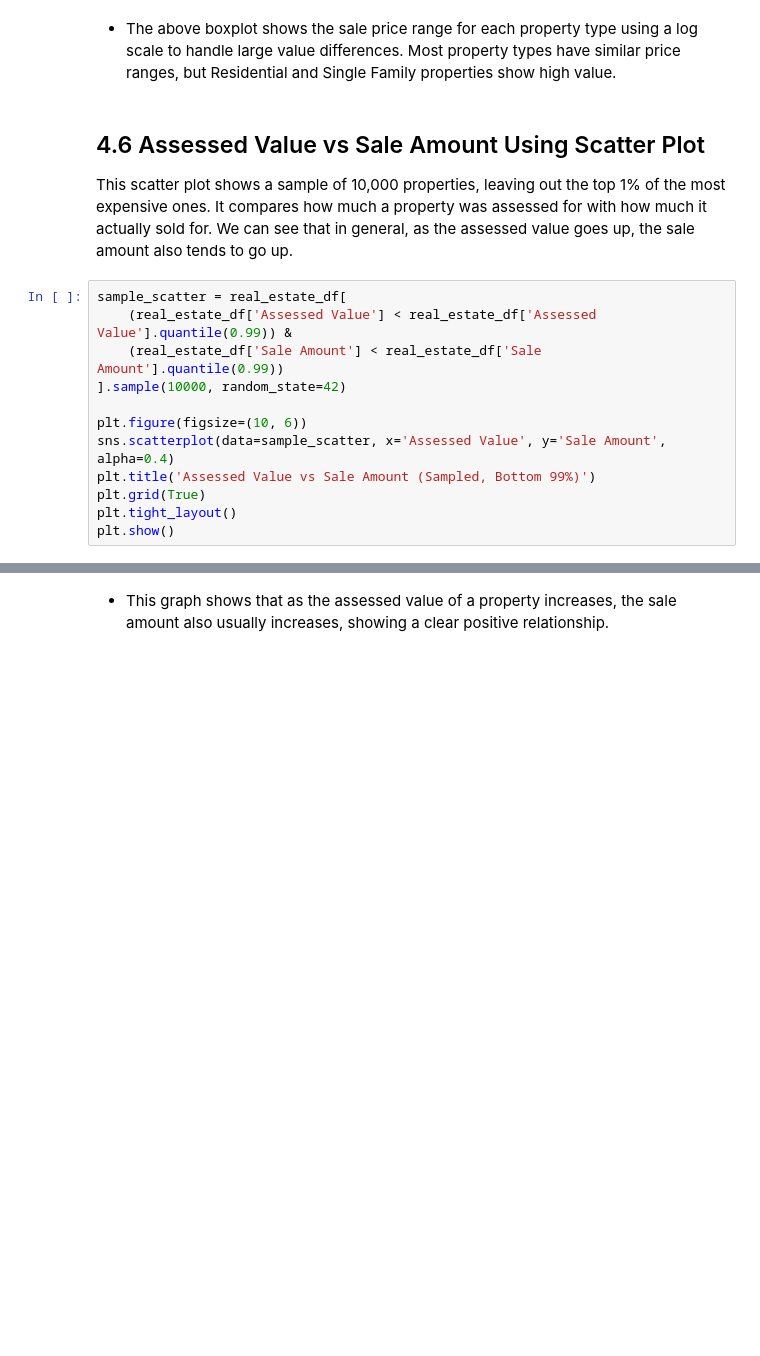
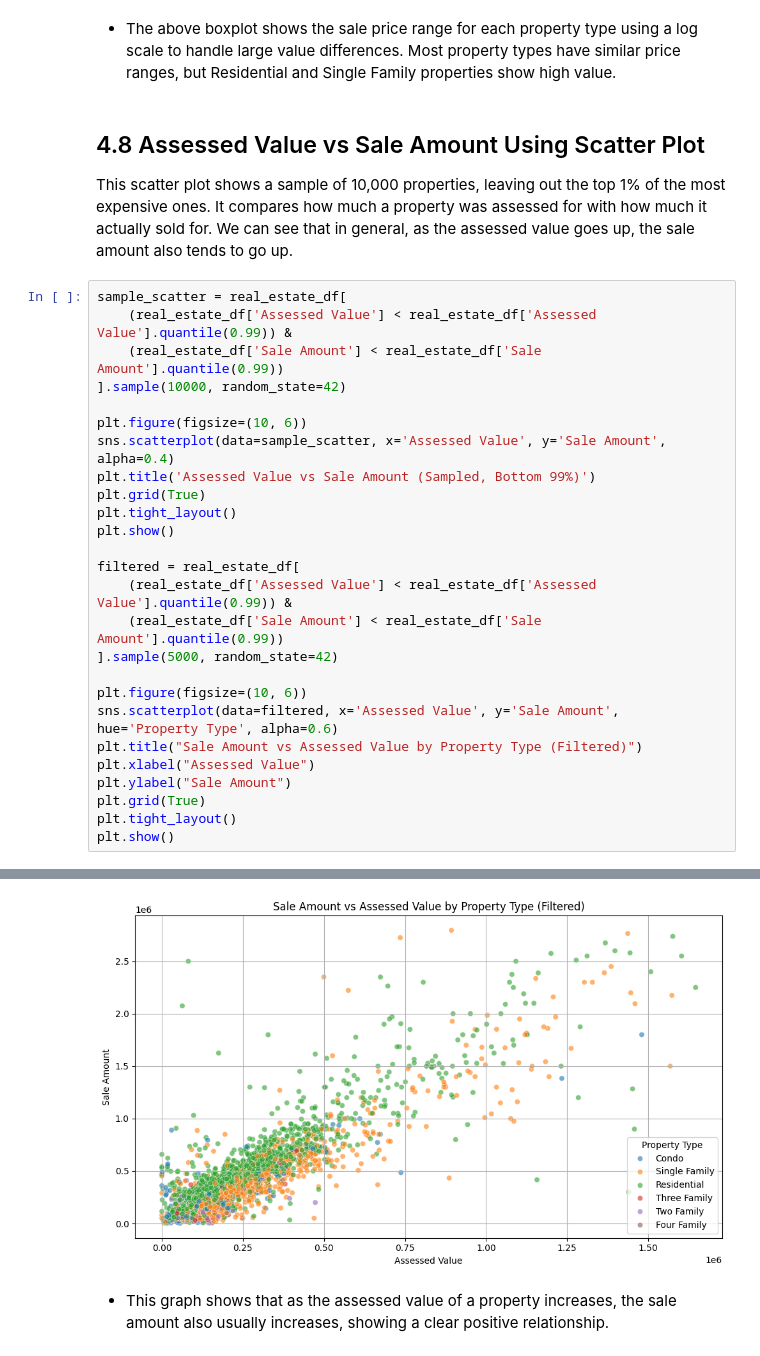
Before and after one commit to kthanikonda/DataWithPython, a Jupyter notebook: Real_Estate_Project-2.ipynb, the cells around one changed output, grey strips where cells are left out. Cells and saved outputs as stored; diff of their text form; blank space fills up the shorter version.

```diff
--- a/Real_Estate_Project-2.ipynb
+++ b/Real_Estate_Project-2.ipynb
@@ -542,7 +560,7 @@ plt.show()
 # %% [markdown]
 * The above boxplot shows the sale price range for each property type using a log scale to handle large value differences. Most property types have similar price ranges, but Residential and Single Family properties show high value.
 # %% [markdown]
-## 4.6 Assessed Value vs Sale Amount Using Scatter Plot
+## 4.8 Assessed Value vs Sale Amount Using Scatter Plot
 
 This scatter plot shows a sample of 10,000 properties, leaving out the top 1% of the most expensive ones.
 It compares how much a property was assessed for with how much it actually sold for.
@@ -550,17 +568,32 @@ We can see that in general, as the assessed value goes up, the sale amount also
 # %%
 sample_scatter = real_estate_df[
     (real_estate_df['Assessed Value'] < real_estate_df['Assessed Value'].quantile(0.99)) &
     (real_estate_df['Sale Amount'] < real_estate_df['Sale Amount'].quantile(0.99))
 ].sample(10000, random_state=42)
 
 plt.figure(figsize=(10, 6))
 sns.scatterplot(data=sample_scatter, x='Assessed Value', y='Sale Amount', alpha=0.4)
 plt.title('Assessed Value vs Sale Amount (Sampled, Bottom 99%)')
 plt.grid(True)
 plt.tight_layout()
 plt.show()
+
+filtered = real_estate_df[
+    (real_estate_df['Assessed Value'] < real_estate_df['Assessed Value'].quantile(0.99)) &
+    (real_estate_df['Sale Amount'] < real_estate_df['Sale Amount'].quantile(0.99))
+].sample(5000, random_state=42)
+
+plt.figure(figsize=(10, 6))
+sns.scatterplot(data=filtered, x='Assessed Value', y='Sale Amount', hue='Property Type', alpha=0.6)
+plt.title("Sale Amount vs Assessed Value by Property Type (Filtered)")
+plt.xlabel("Assessed Value")
+plt.ylabel("Sale Amount")
+plt.grid(True)
+plt.tight_layout()
+plt.show()
 # %% [output]
 [figure]
+[figure, added]
 # %% [markdown]
 * This graph shows that as the assessed value of a property increases, the sale amount also usually increases, showing a clear positive relationship.
 # %% [markdown]
```
Also changed, not shown: parts of 11 cells of this notebook.
